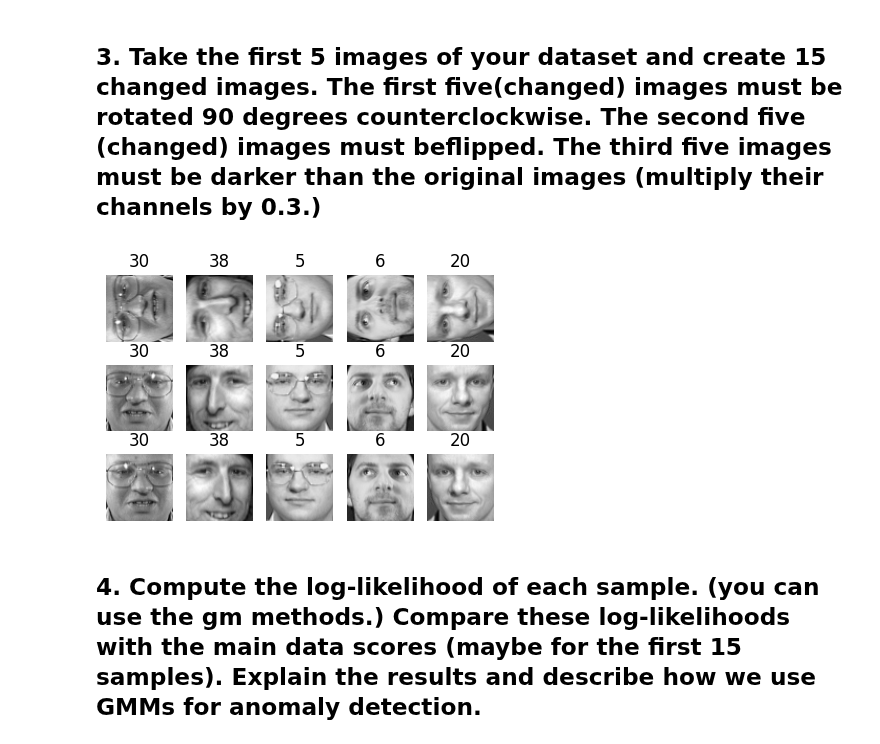
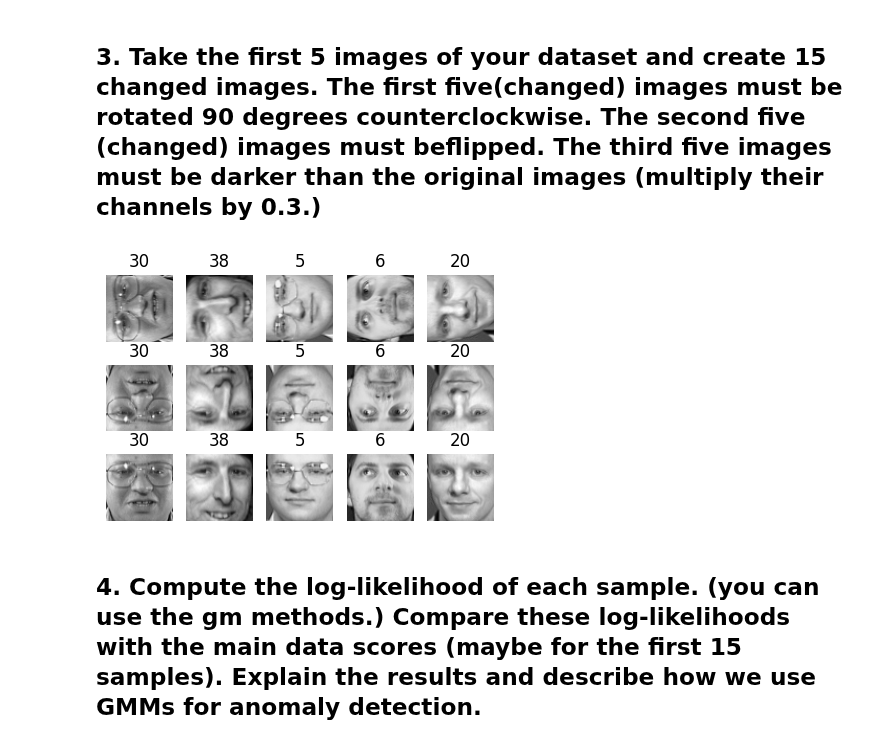
Before and after one commit to mr-nudo/intelligent-tools, a Jupyter notebook: 4_Gaussian_Mixture_Models.ipynb, the cells around one changed output. Cells and saved outputs as stored; diff of their text form; code cells hidden in the pictures.

```diff
--- a/4_Gaussian_Mixture_Models.ipynb
+++ b/4_Gaussian_Mixture_Models.ipynb
@@ -134,26 +136,26 @@ plot_faces(generated_faces, y_gen_faces)
 # %%
 import numpy as np
 n_rotated = 5
 rotated = np.rot90(X_train[:n_rotated].reshape(-1, 64, 64), k=1, axes=(1, 2)) # --- fill here
 rotated = rotated.reshape(-1, 64*64)
 y_rotated = y_train[:n_rotated]
 
 n_flipped = 5
-flipped = np.flip(X_train[:n_flipped].reshape(-1, 64, 64), axis=2) # --- fill here
+flipped = np.flip(X_train[:n_flipped].reshape(-1, 64, 64), axis=1) # --- fill here
 flipped = flipped.reshape(-1, 64*64)
 y_flipped = y_train[:n_flipped]
 
 n_darkened = 5
-darkened = X_train[:n_darkened].copy()
-darkened *= 0.3 # --- fill here
+darkened = X_train[:n_darkened].copy() * 0.3
+darkened = darkened.reshape(-1, 64*64) # --- fill here
 y_darkened = y_train[:n_darkened]
 
 X_bad_faces = np.r_[rotated, flipped, darkened]
 y_bad = np.concatenate([y_rotated, y_flipped, y_darkened])
 
 plot_faces(X_bad_faces, y_bad)
 # %% [output]
-[figure, old version]
+[figure, new version]
 # %% [markdown]
 ## 4. Compute the log-likelihood of each sample. (you can use the gm methods.) Compare these log-likelihoods with the main data scores (maybe for the first 15 samples). Explain the results and describe how we use GMMs for anomaly detection.
 # %% [markdown]
```
Also changed, not shown: parts of 4 cells of this notebook.
